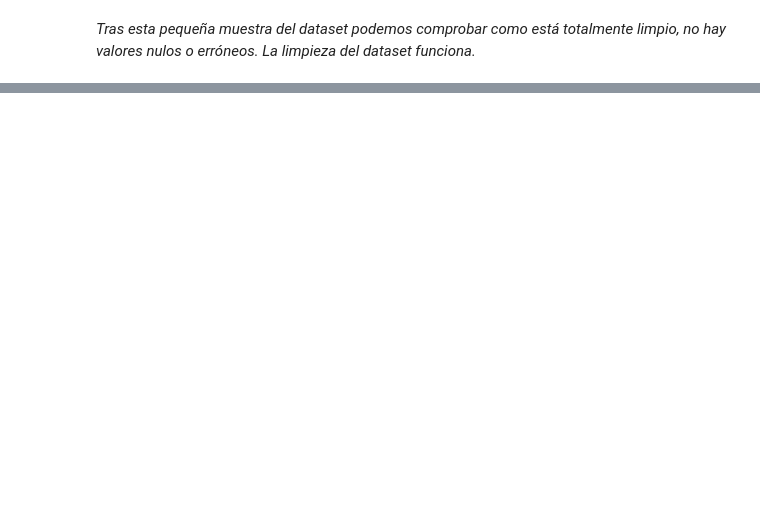
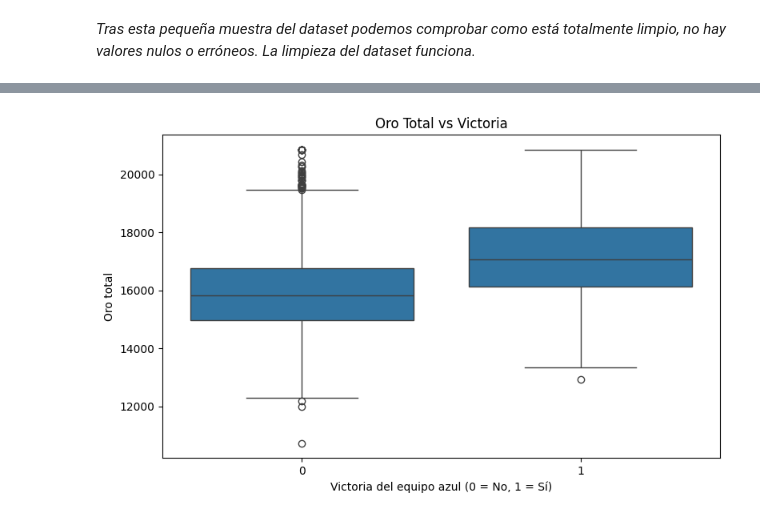
Before and after one commit to JuanJoseRP94/Proyecto1_Juancho, a Jupyter notebook: notebooks/eda.ipynb, the cells around one changed output, grey strips where cells are left out. Saved outputs shown, nothing was run; the diff lists cells and outputs as text; code cells hidden in the pictures; blank space fills up the shorter version.

```diff
--- a/notebooks/eda.ipynb
+++ b/notebooks/eda.ipynb
@@ -55,0 +76,6 @@ memory usage: 3.0 MB
+# %%
+from src.viz import plot_gold_vs_win
+
+plot_gold_vs_win(df)
+# %% [output]
+[figure, added]
```
Also changed, not shown: parts of 9 cells of this notebook, 7 other files.
